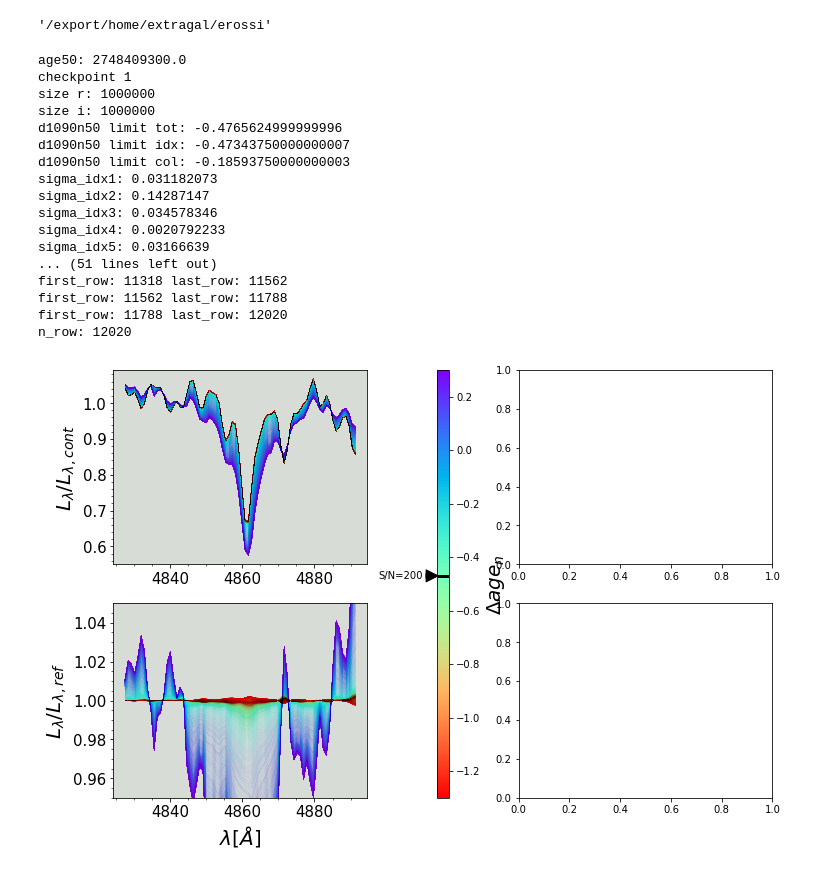
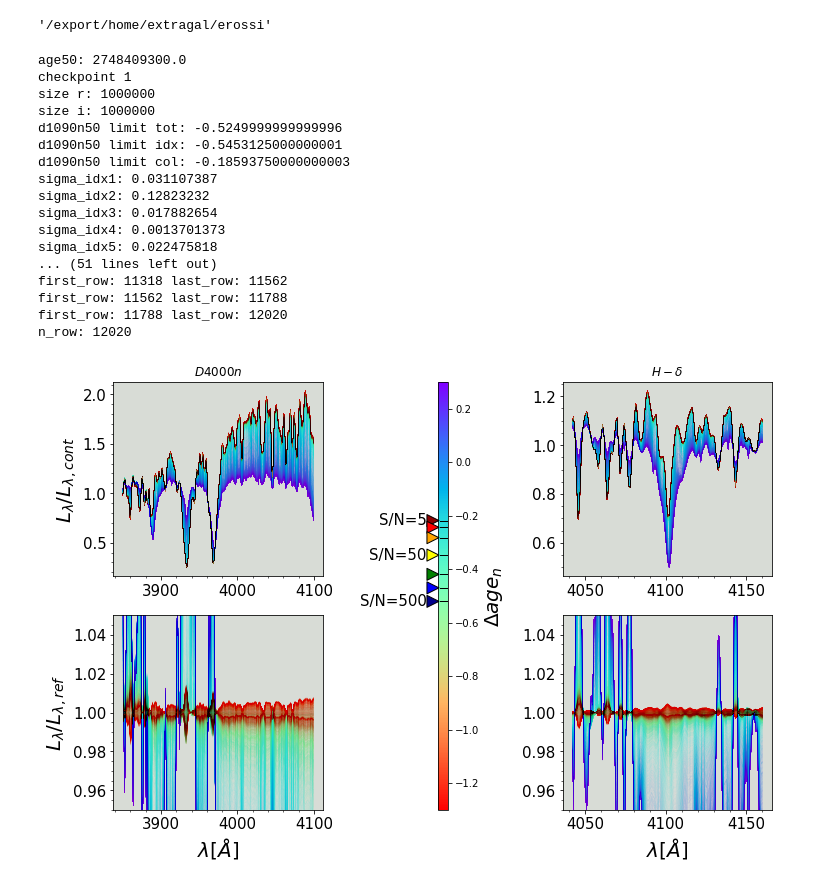
Before and after one commit to edoardorossi3/TESIedo_git, a Jupyter notebook: tesi_py/spectre.ipynb, the cells around one changed output. Drawn from its saved outputs; the diff is of its cells as text; code cells hidden in the pictures.

Commit message:
spec and indices 15/7 18:30

```diff
--- a/tesi_py/spectre.ipynb
+++ b/tesi_py/spectre.ipynb
@@ -14,24 +14,5 @@ suffix_file='sandage_varZ_v4.1_m62fix_noburst_1M_spec_dcombnull'
 #hdul_par=fits.open(par_file)
 #age50=hdul_par[1].data['age50']
 
-fig_specm62_95=plot_spec.spectre(suffix_file, 9.5, 9.55)
+#fig_specm62_95=plot_spec.spectre(suffix_file, 9.5, 9.55)
-# %% [output]
-age50: 2748409300.0
-checkpoint 1
-size r: 1000000
-size i: 1000000
-d1090n50 limit tot: -0.4765624999999996
-d1090n50 limit idx: -0.47343750000000007
-d1090n50 limit col: -0.18593750000000003
-sigma_idx1: 0.031182073
-sigma_idx2: 0.14287147
-sigma_idx3: 0.034578346
-sigma_idx4: 0.0020792233
-sigma_idx5: 0.03166639
-... (51 lines left out)
-first_row: 11318 last_row: 11562
-first_row: 11562 last_row: 11788
-first_row: 11788 last_row: 12020
-n_row: 12020
-[figure, removed]
 # %%
@@ -39,3 +20,24 @@ n_row: 12020
 # %%
 #8.5, 9.0, 9.5, 10 m62
 #9.0 m42
+# %%
+fig_d4000n_hd_m62_95=plot_spec.spec_indices(suffix_file, 9.5, 9.55, [3850,4100], [4041,4161],[3850,3900,3900,3950],[4041,4080,4128,4161],title1=r'$D4000n$',title2=r'$H-\delta$')
+# %% [output]
+age50: 2748409300.0
+checkpoint 1
+size r: 1000000
+size i: 1000000
+d1090n50 limit tot: -0.5249999999999996
+d1090n50 limit idx: -0.5453125000000001
+d1090n50 limit col: -0.18593750000000003
+sigma_idx1: 0.031107387
+sigma_idx2: 0.12823232
+sigma_idx3: 0.017882654
+sigma_idx4: 0.0013701373
+sigma_idx5: 0.022475818
+... (51 lines left out)
+first_row: 11318 last_row: 11562
+first_row: 11562 last_row: 11788
+first_row: 11788 last_row: 12020
+n_row: 12020
+[figure, added]
```
Also changed, not shown: parts of 3 cells of this notebook, 1 other file.
